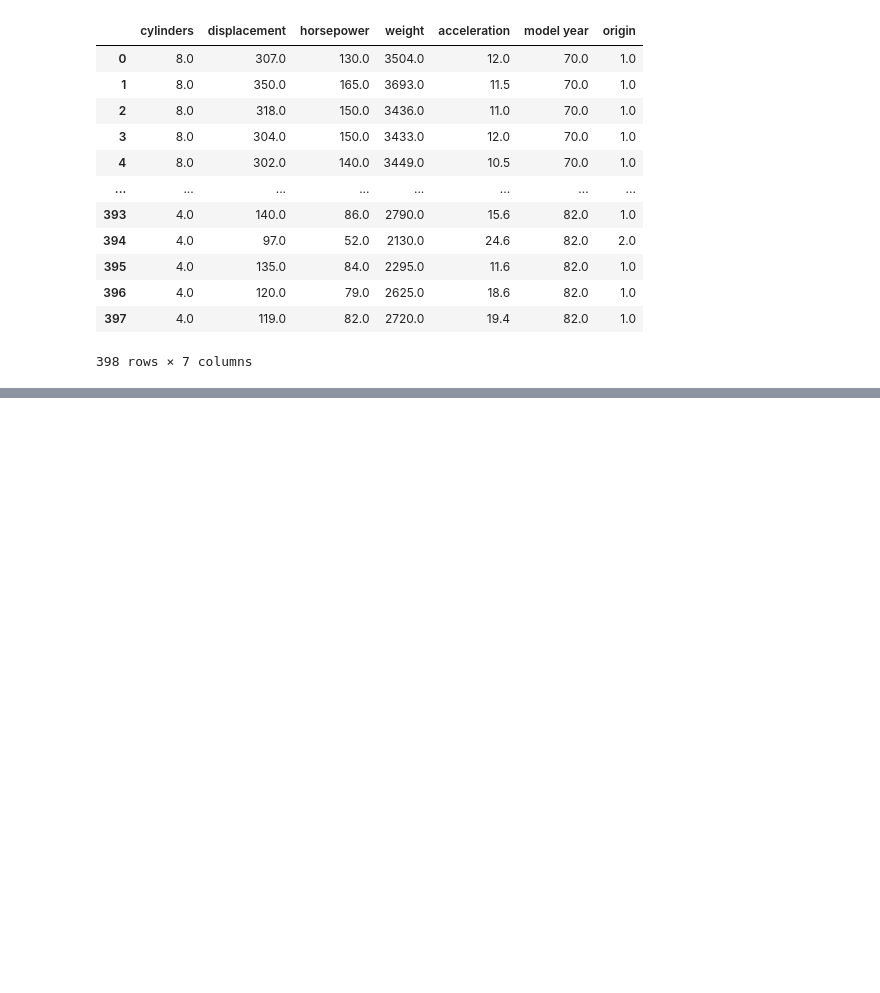
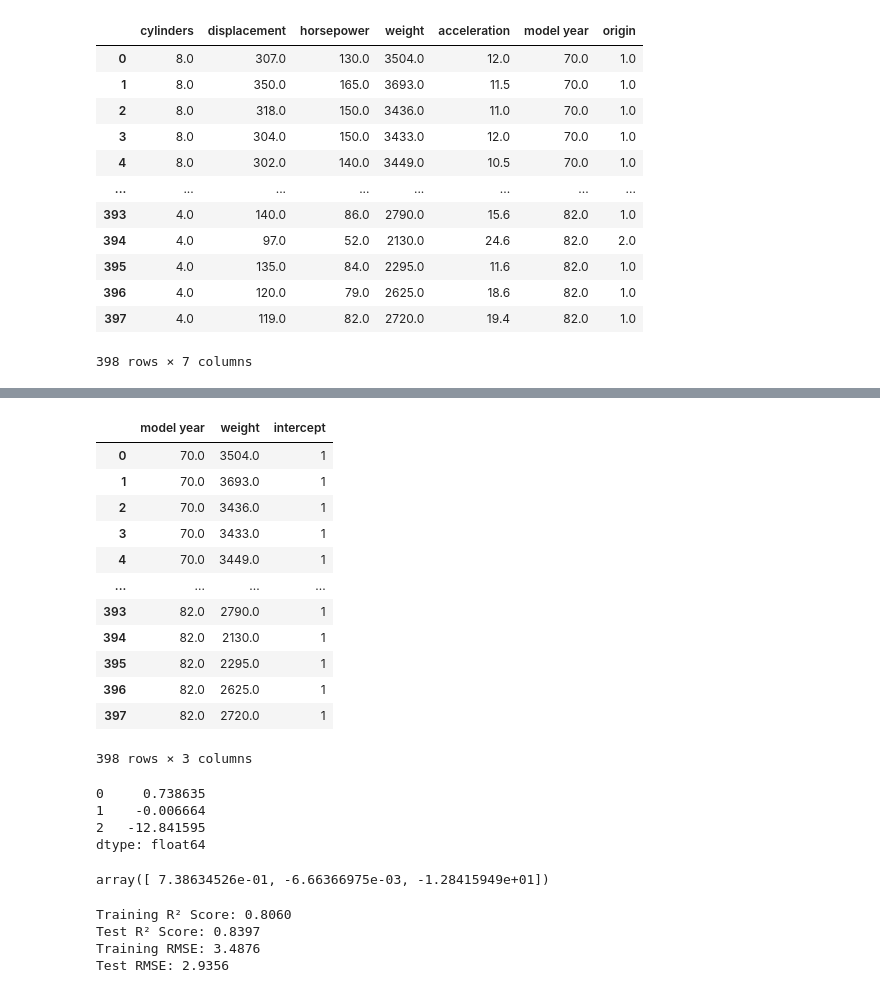
Before and after one commit to Tuxae/ateliers-data-2025-2026, a Jupyter notebook: atelier-2/notebook.ipynb, the cells around one changed output, grey strips where cells are left out. Drawn from its saved outputs; the diff is of its cells as text; code cells hidden in the pictures; blank space fills up the shorter version.

```diff
--- a/atelier-2/notebook.ipynb
+++ b/atelier-2/notebook.ipynb
@@ -198,0 +299,26 @@ df.plot(kind='scatter', x='model year', y='mpg')
+# %%
+X_b = X_imputed_knn[["model year", "weight"]].copy()
+X_b['intercept'] = 1
+X_b
+# %% [output]
+|  | model year | weight | intercept |
+| 0 | 70.0 | 3504.0 | 1 |
+| 1 | 70.0 | 3693.0 | 1 |
+| 2 | 70.0 | 3436.0 | 1 |
+| 3 | 70.0 | 3433.0 | 1 |
+| 4 | 70.0 | 3449.0 | 1 |
+| ... | ... | ... | ... |
+| 393 | 82.0 | 2790.0 | 1 |
+| 394 | 82.0 | 2130.0 | 1 |
+| 395 | 82.0 | 2295.0 | 1 |
+| 396 | 82.0 | 2625.0 | 1 |
+| 397 | 82.0 | 2720.0 | 1 |
+398 rows × 3 columns
+# %%
+theta_ols = np.linalg.inv(X_b.T @ X_b) @ X_b.T @ y
+theta_ols
+# %% [output]
+0     0.738635
+1    -0.006664
+2   -12.841595
+dtype: float64
@@ -198,0 +342,5 @@ df.plot(kind='scatter', x='model year', y='mpg')
+# %%
+theta_ols = np.linalg.pinv(X_b) @ y
+theta_ols
+# %% [output]
+array([ 7.38634526e-01, -6.66366975e-03, -1.28415949e+01])
@@ -198,0 +364,22 @@ df.plot(kind='scatter', x='model year', y='mpg')
+# %%
+from sklearn.linear_model import LinearRegression
+from sklearn.model_selection import train_test_split
+from sklearn.metrics import mean_squared_error, r2_score
+
+X_train, X_test, y_train, y_test = train_test_split(X_imputed_knn, y, test_size=0.2, random_state=42)
+
+model_full = LinearRegression()
+model_full.fit(X_train, y_train)
+
+y_pred_train = model_full.predict(X_train)
+y_pred_test = model_full.predict(X_test)
+
+print(f"Training R² Score: {r2_score(y_train, y_pred_train):.4f}")
+print(f"Test R² Score: {r2_score(y_test, y_pred_test):.4f}")
+print(f"Training RMSE: {np.sqrt(mean_squared_error(y_train, y_pred_train)):.4f}")
+print(f"Test RMSE: {np.sqrt(mean_squared_error(y_test, y_pred_test)):.4f}")
+# %% [output]
+Training R² Score: 0.8060
+Test R² Score: 0.8397
+Training RMSE: 3.4876
+Test RMSE: 2.9356
```
Also changed, not shown: parts of 10 cells of this notebook, 1 other file.
